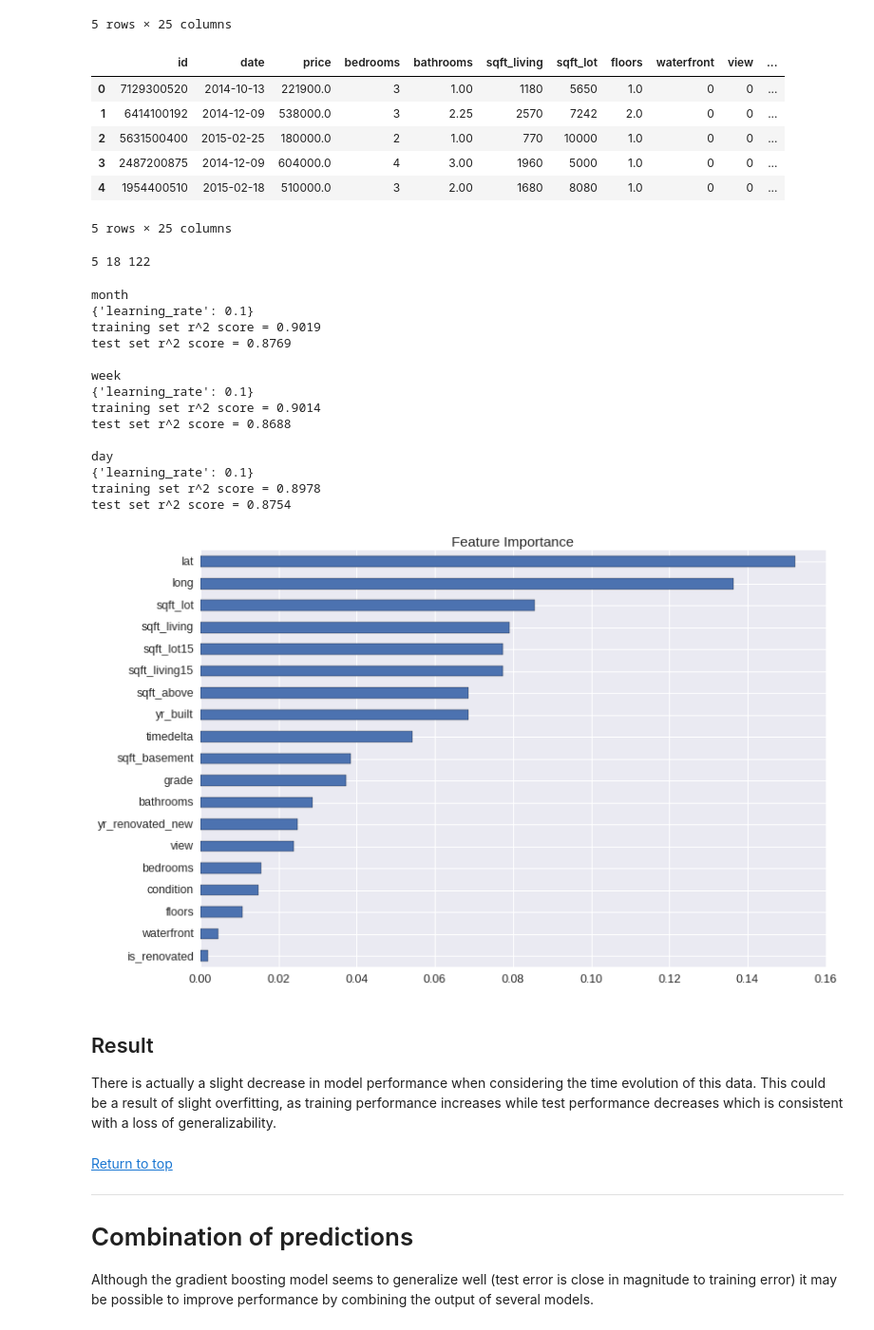
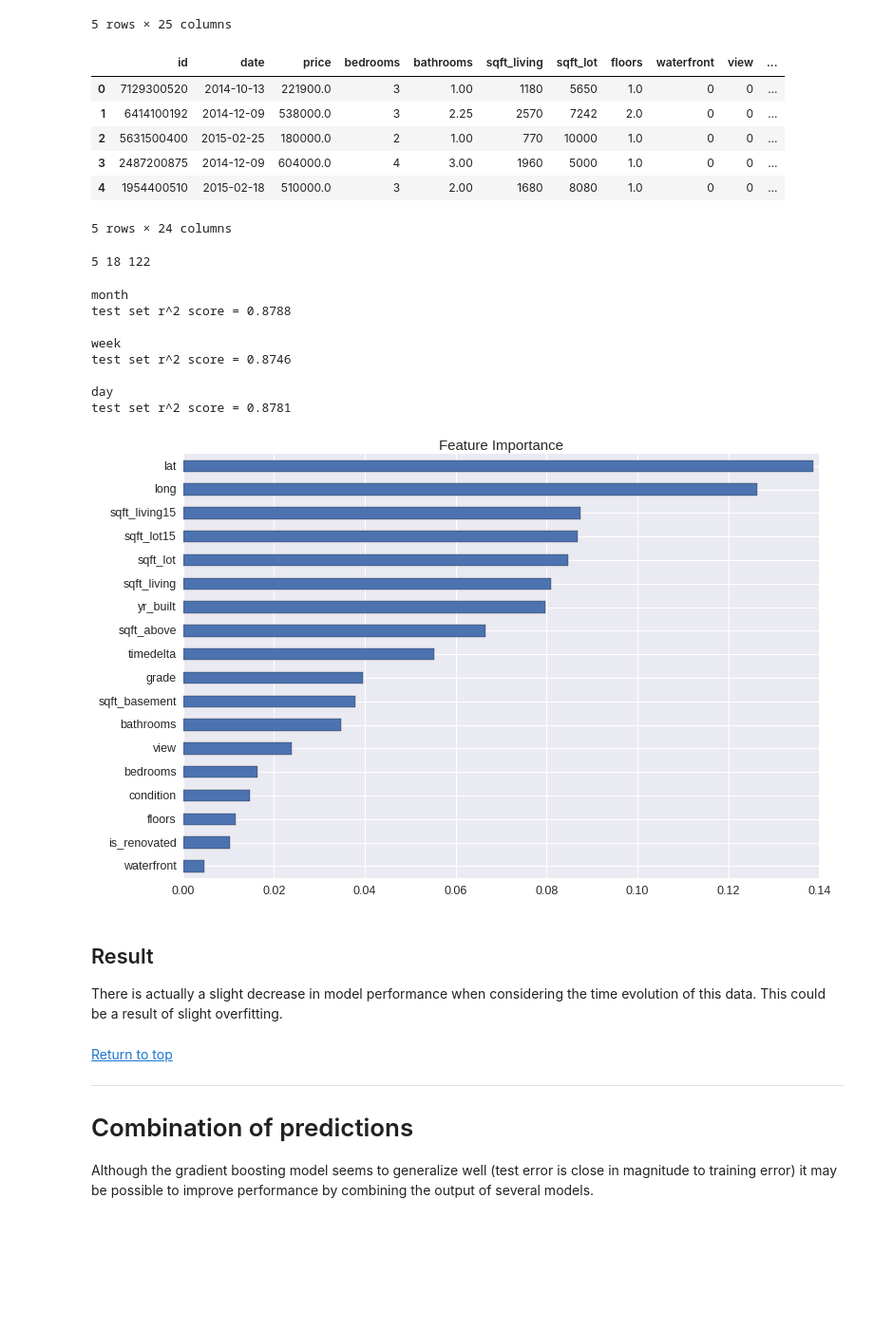
Before and after one commit to dbricare/kaggle, a Jupyter notebook: KingCountyHomePrices/RegressionHousingPrices.ipynb, the cells around one changed output. Shown: that part at 95% size. Drawn from its saved outputs; the diff is of its cells as text; code cells hidden in the pictures; blank space fills up the shorter version.

Commit message:
update analysis with new yr_renovated

```diff
--- a/KingCountyHomePrices/RegressionHousingPrices.ipynb
+++ b/KingCountyHomePrices/RegressionHousingPrices.ipynb
@@ -545,11 +544,11 @@ Previously random forest regression proved the best so we will continue with tha
 # %%
 # load saved data
 
-df = pd.read_csv('modified01.csv', sep=',', compression='gzip')
+df = pd.read_csv('modified01.csv.gz', sep=',', compression='gzip')
 # %%
 # keep lat/long for location since it is more granular than zip code
 
-exclvars = ['id', 'zipcode', 'date', 'livingdiff', 'lotdiff', 'yr_renovated']
+exclvars = ['id', 'zipcode', 'date', 'livingdiff', 'lotdiff']
 
 dfloc = df.drop(exclvars, axis=1)
 dfloc.columns
@@ -723,7 +722,7 @@ Data only spans a single year. So yearly time groups don't make sense; test day,
 # %%
 # load data for model construction
 
-df = pd.read_csv('modified01.csv', sep=',', compression='gzip')
+df = pd.read_csv('modified01.csv.gz', sep=',', compression='gzip')
 df.head()
 # %% [output]
 |  | id | date | price | bedrooms | bathrooms | sqft_living | sqft_lot | floors | waterfront | view | ... |
@@ -745,7 +744,7 @@ df.head()
 | 2 | 5631500400 | 2015-02-25 | 180000.0 | 2 | 1.00 | 770 | 10000 | 1.0 | 0 | 0 | ... |
 | 3 | 2487200875 | 2014-12-09 | 604000.0 | 4 | 3.00 | 1960 | 5000 | 1.0 | 0 | 0 | ... |
 | 4 | 1954400510 | 2015-02-18 | 510000.0 | 3 | 2.00 | 1680 | 8080 | 1.0 | 0 | 0 | ... |
-5 rows × 25 columns
+5 rows × 24 columns
 # %%
 # function to generate proper time stamps based on desired granularity
 
@@ -809,45 +808,40 @@ for timedelta in ['month', 'week', 'day']:
     print(timedelta)
 
     gbr = GradientBoostingRegressor(n_estimators=1000, max_depth=4, random_state=42)
-    params = {'learning_rate': [1,0.1,0.01]}
+#     params = {'learning_rate': [1,0.1,0.01]}
 
-    gridgbrtime = GridSearchCV(gbr, params, scoring='r2', cv=TimeSeriesSplit(n_splits=3), n_jobs=-1)
-    gridgbrtime.fit(Xtrain, ytrain)
+#     gridgbrtime = GridSearchCV(gbr, params, scoring='r2', cv=TimeSeriesSplit(n_splits=3), n_jobs=-1)
+#     gridgbrtime.fit(Xtrain, ytrain)
+    gbr.fit(Xtrain,ytrain)
 
     # display results
 
-    print(gridgbrtime.best_params_)
-    gridgbrtimedf = pd.DataFrame(gridgbrtime.cv_results_)
-    print('training set r^2 score = {0:.4f}'.format(gridgbrtimedf['mean_test_score'].max()))
-    print('test set r^2 score = {0:.4f}'.format(r2_score(ytest, gridgbrtime.predict(Xtest))))
+#     print(gridgbrtime.best_params_)
+#     gridgbrtimedf = pd.DataFrame(gridgbrtime.cv_results_)
+#     print('training set r^2 score = {0:.4f}'.format(gridgbrtimedf['mean_test_score'].max()))
+    print('test set r^2 score = {0:.4f}'.format(r2_score(ytest, gbr.predict(Xtest))))
 # %% [output]
 month
-{'learning_rate': 0.1}
-training set r^2 score = 0.9019
-test set r^2 score = 0.8769
+test set r^2 score = 0.8788
 
 week
-{'learning_rate': 0.1}
-training set r^2 score = 0.9014
-test set r^2 score = 0.8688
+test set r^2 score = 0.8746
 
 day
-{'learning_rate': 0.1}
-training set r^2 score = 0.8978
-test set r^2 score = 0.8754
+test set r^2 score = 0.8781
 # %%
 # feature importance
 
-featimp = pd.Series(gridgbrtime.best_estimator_.feature_importances_, index=Xraw.columns)
+featimp = pd.Series(gbr.feature_importances_, index=Xraw.columns)
 plt.figure(figsize=(12,8))
 plt.title('Feature Importance')
 _ = featimp.sort_values(ascending=True).plot(kind='barh')
 # %% [output]
-[figure, old version]
+[figure, new version]
 # %% [markdown]
 ## Result
 
-There is actually a slight decrease in model performance when considering the time evolution of this data. This could be a result of slight overfitting, as training performance increases while test performance decreases which is consistent with a loss of generalizability.
+There is actually a slight decrease in model performance when considering the time evolution of this data. This could be a result of slight overfitting.
 # %% [markdown]
 [Return to top](#top)
 
```
Also changed, not shown: parts of 18 cells of this notebook, 2 other files.
